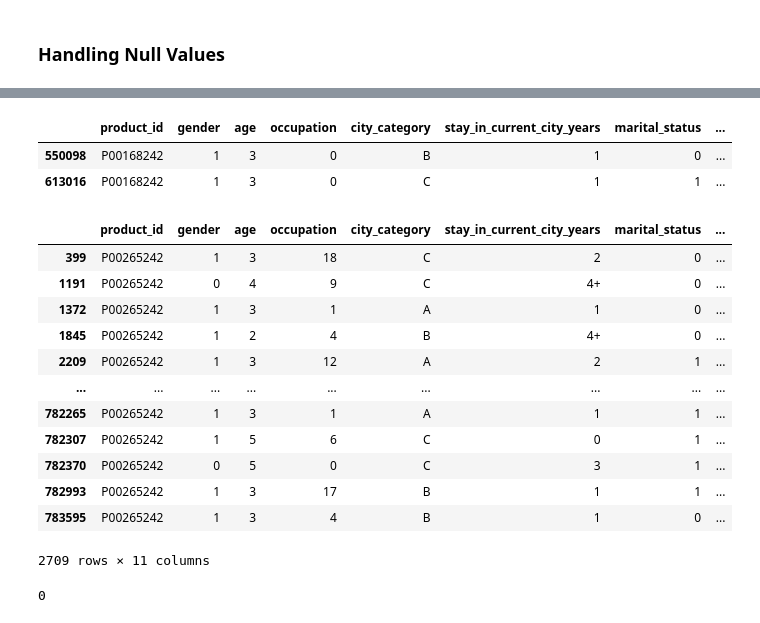
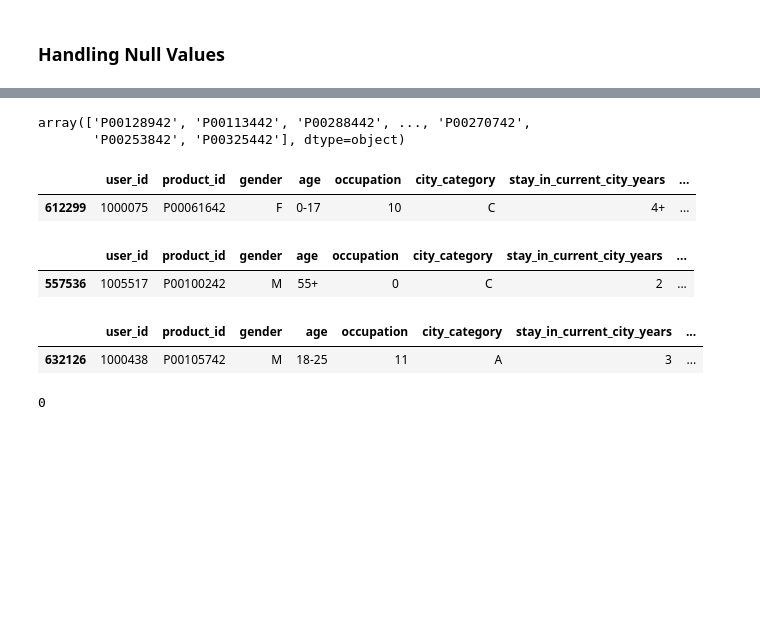
Before and after one commit to kirandhasade/Black_Friday_Analysis, a Jupyter notebook: Black friday.ipynb, the cells around one changed output, grey strips where cells are left out. Saved outputs shown, nothing was run; the diff lists cells and outputs as text; code cells hidden in the pictures; blank space fills up the shorter version.

```diff
--- a/Black friday.ipynb
+++ b/Black friday.ipynb
@@ -268,25 +238,23 @@ array(['P00168242', 'P00336842', 'P00100242', 'P00227242', 'P00306842',
+# %%
+final_df[final_df.purchase.isnull()].product_id.unique()
+# %% [output]
+array(['P00128942', 'P00113442', 'P00288442', ..., 'P00270742',
+       'P00253842', 'P00325442'], dtype=object)
 # %%
-final_df[final_df.product_id.isin(['P00168242'])]
+final_df[final_df.product_id.isin(['P00061642'])]
 # %% [output]
-|  | product_id | gender | age | occupation | city_category | stay_in_current_city_years | marital_status | ... |
-| 550098 | P00168242 | 1 | 3 | 0 | B | 1 | 0 | ... |
-| 613016 | P00168242 | 1 | 3 | 0 | C | 1 | 1 | ... |
+|  | user_id | product_id | gender | age | occupation | city_category | stay_in_current_city_years | ... |
+| 612299 | 1000075 | P00061642 | F | 0-17 | 10 | C | 4+ | ... |
+# %%
+final_df[final_df.product_id.isin(['P00100242'])]
+# %% [output]
+|  | user_id | product_id | gender | age | occupation | city_category | stay_in_current_city_years | ... |
+| 557536 | 1005517 | P00100242 | M | 55+ | 0 | C | 2 | ... |
 # %%
-final_df[final_df.product_id.isin(['P00265242'])]
+final_df[final_df.product_id.isin(['P00105742'])]
 # %% [output]
-|  | product_id | gender | age | occupation | city_category | stay_in_current_city_years | marital_status | ... |
-| 399 | P00265242 | 1 | 3 | 18 | C | 2 | 0 | ... |
-| 1191 | P00265242 | 0 | 4 | 9 | C | 4+ | 0 | ... |
-| 1372 | P00265242 | 1 | 3 | 1 | A | 1 | 0 | ... |
-| 1845 | P00265242 | 1 | 2 | 4 | B | 4+ | 0 | ... |
-| 2209 | P00265242 | 1 | 3 | 12 | A | 2 | 1 | ... |
-| ... | ... | ... | ... | ... | ... | ... | ... | ... |
-| 782265 | P00265242 | 1 | 3 | 1 | A | 1 | 1 | ... |
-| 782307 | P00265242 | 1 | 5 | 6 | C | 0 | 1 | ... |
-| 782370 | P00265242 | 0 | 5 | 0 | C | 3 | 1 | ... |
-| 782993 | P00265242 | 1 | 3 | 17 | B | 1 | 1 | ... |
-| 783595 | P00265242 | 1 | 3 | 4 | B | 1 | 0 | ... |
+|  | user_id | product_id | gender | age | occupation | city_category | stay_in_current_city_years | ... |
+| 632126 | 1000438 | P00105742 | M | 18-25 | 11 | A | 3 | ... |
-2709 rows × 11 columns
 # %%
 final_df['purchase'] = final_df['purchase'].fillna(0)
 # %%
```
Also changed, not shown: parts of 14 cells of this notebook.
